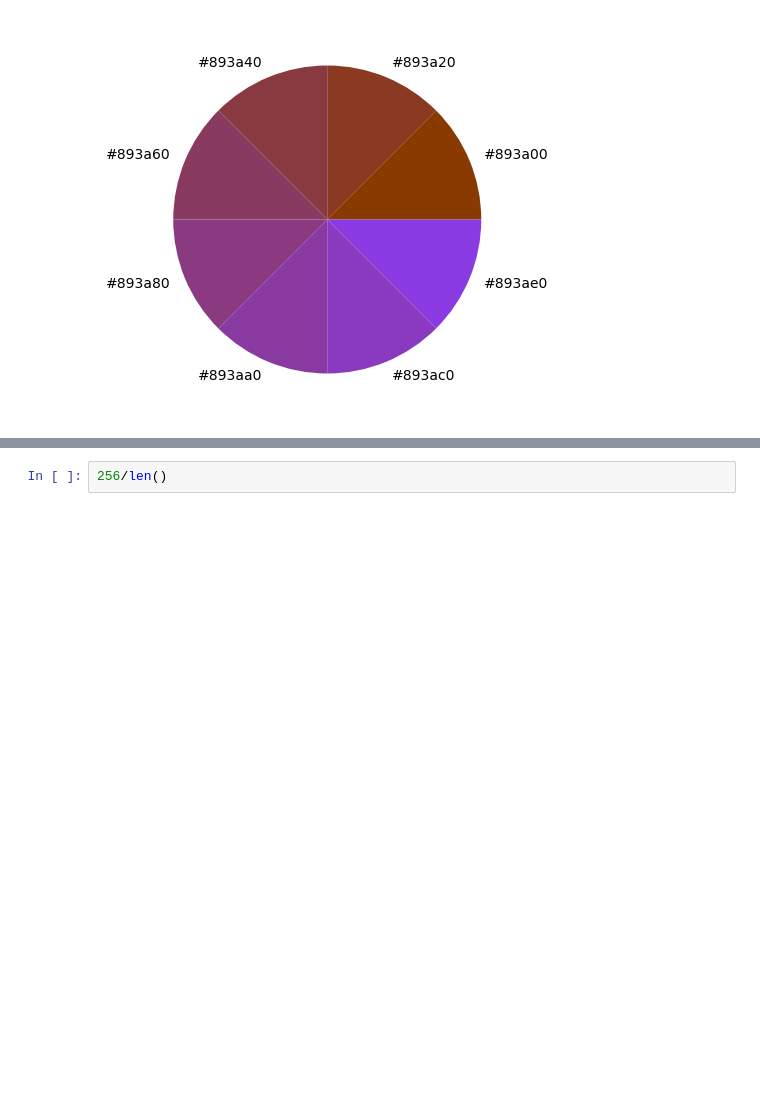
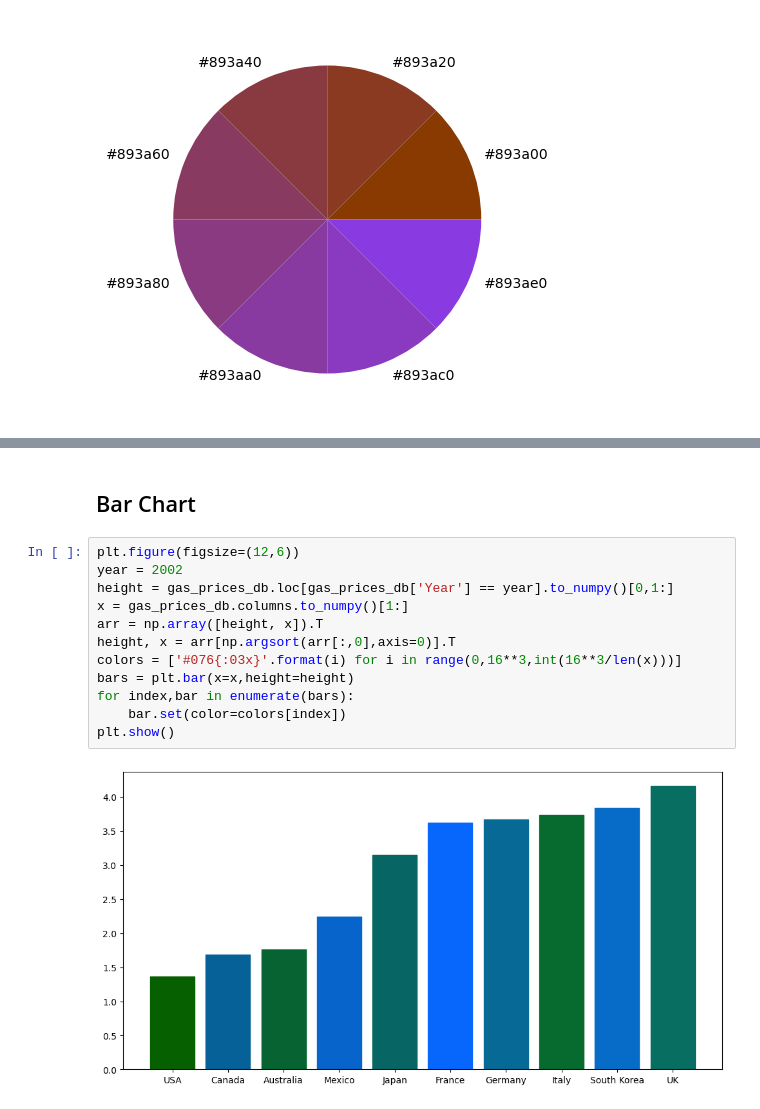
Before and after one commit to Indian-otaku/Data-Visualization, a Jupyter notebook: DataVisualization1.ipynb, the cells around one changed output, grey strips where cells are left out. Cells and saved outputs as stored; diff of their text form; blank space fills up the shorter version.

```diff
--- a/DataVisualization1.ipynb
+++ b/DataVisualization1.ipynb
@@ -139,2 +141,16 @@ plt.show()
-# %%
-256/len()
+# %% [markdown]
+## Bar Chart
+# %%
+plt.figure(figsize=(12,6))
+year = 2002
+height = gas_prices_db.loc[gas_prices_db['Year'] == year].to_numpy()[0,1:]
+x = gas_prices_db.columns.to_numpy()[1:]
+arr = np.array([height, x]).T
+height, x = arr[np.argsort(arr[:,0],axis=0)].T
+colors = ['#076{:03x}'.format(i) for i in range(0,16**3,int(16**3/len(x)))]
+bars = plt.bar(x=x,height=height)
+for index,bar in enumerate(bars):
+    bar.set(color=colors[index])
+plt.show()
+# %% [output]
+[figure, added]
```
Also changed, not shown: parts of 1 cell of this notebook.
